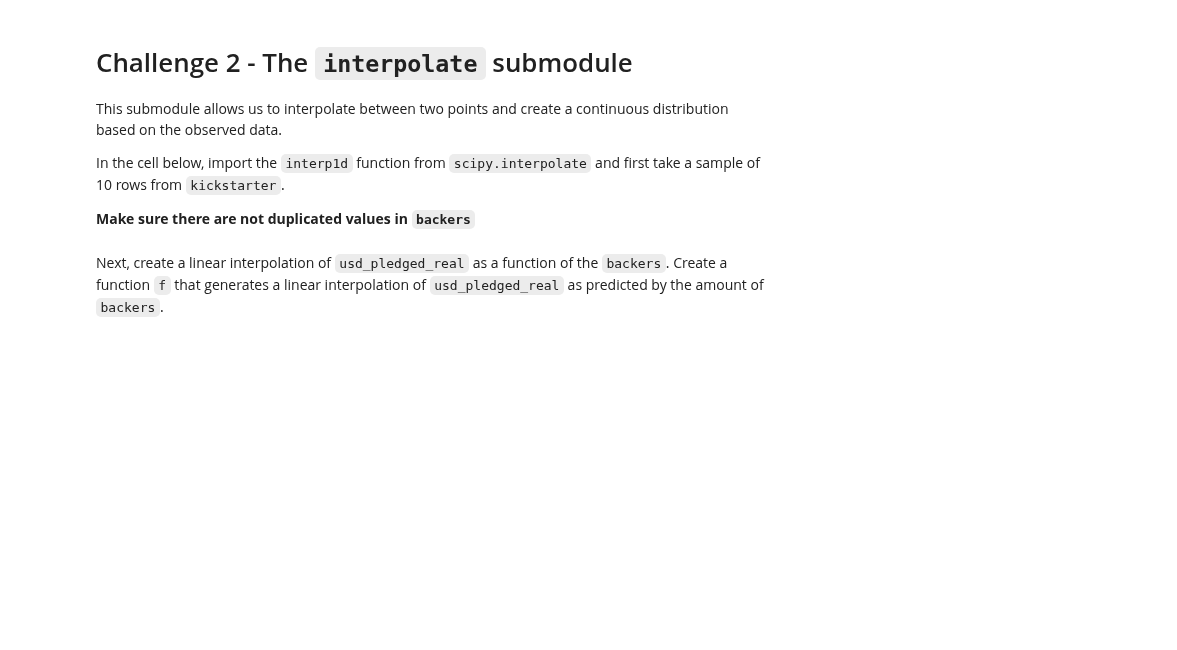
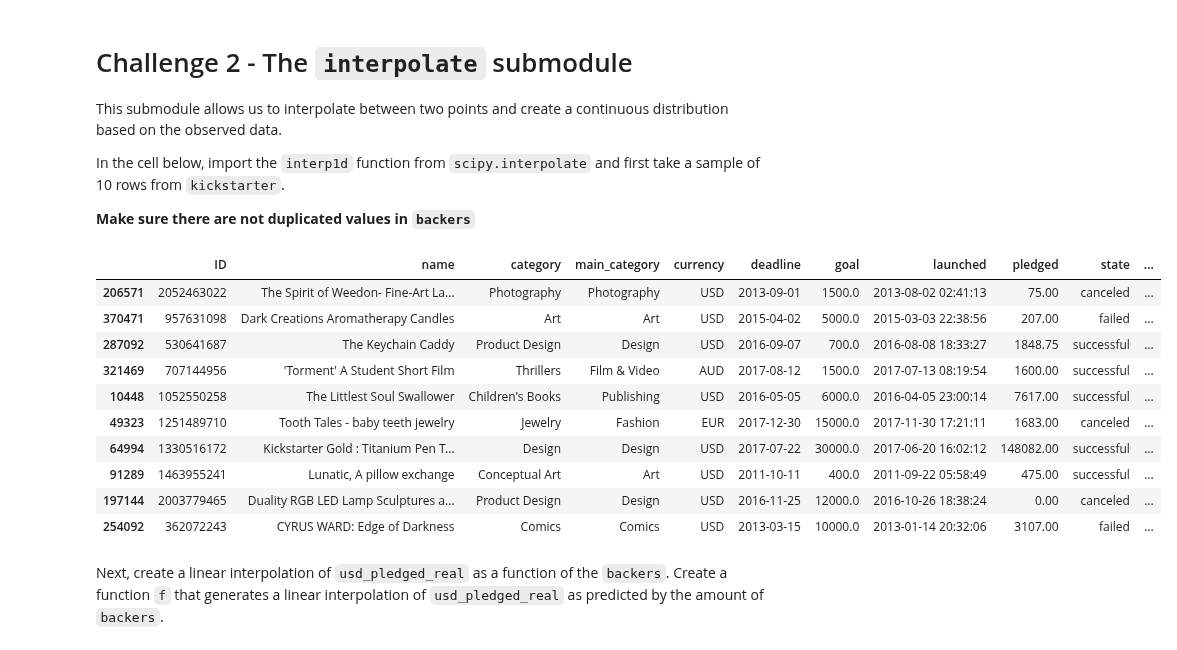
Before and after one commit to ta-data-lis/lab-intro-to-scipy, a Jupyter notebook: your-code/main.ipynb, the cells around one changed output. Drawn from its saved outputs; the diff is of its cells as text; code cells hidden in the pictures; blank space fills up the shorter version.

Commit message:
[intro to scipy]-Francesco Serraino

```diff
--- a/your-code/main.ipynb
+++ b/your-code/main.ipynb
@@ -11,6 +14,7 @@
 This submodule contains statistical functions for conducting hypothesis tests, producing various distributions and other useful tools. Let's examine this submodule using the KickStarter dataset. Load the data using the `ks-projects-201801.csv` file
 # %%
 # Your code here:
+kickstarter = pd.read_csv('../ks-projects-201801.csv')
 # %% [markdown]
 Now print the `head` function to examine the dataset.
 # %%
@@ -39,0 +60,6 @@ Let's perform Fisher's exact test on our KickStarter data. We intend to test the
+# %%
+# Your code here:
+col = np.where(kickstarter['usd_goal_real']<kickstarter['usd_pledged_real'], 1, 0)
+col
+kickstarter['goal_met'] = col
+kickstarter.head()
@@ -44,3 +75,8 @@ Next, create a column that checks whether the currency of the project is in US D
+# %%
+# Your code here:
+col1 = np.where(kickstarter['currency'] == 'USD', 1, 0)
+
+kickstarter['usd'] = col1
 # %% [markdown]
 Now create a contingency table using the `pd.crosstab` function in the cell below to compare the `goal_met` and `usd` columns.
 # %% [markdown]
@@ -60,2 +100,20 @@ In the cell below, import the `interp1d` function from `scipy.interpolate` and f
+# %%
+# Your code here:
+from scipy import interpolate
+while sample['backers'].nunique() != 10:
+    sample = kickstarter.sample(10)
+sample
+# %% [output]
+|  | ID | name | category | main_category | currency | deadline | goal | launched | pledged | state | ... |
+| 206571 | 2052463022 | The Spirit of Weedon- Fine-Art La... | Photography | Photography | USD | 2013-09-01 | 1500.0 | 2013-08-02 02:41:13 | 75.00 | canceled | ... |
+| 370471 | 957631098 | Dark Creations Aromatherapy Candles | Art | Art | USD | 2015-04-02 | 5000.0 | 2015-03-03 22:38:56 | 207.00 | failed | ... |
+| 287092 | 530641687 | The Keychain Caddy | Product Design | Design | USD | 2016-09-07 | 700.0 | 2016-08-08 18:33:27 | 1848.75 | successful | ... |
+| 321469 | 707144956 | 'Torment' A Student Short Film | Thrillers | Film & Video | AUD | 2017-08-12 | 1500.0 | 2017-07-13 08:19:54 | 1600.00 | successful | ... |
+| 10448 | 1052550258 | The Littlest Soul Swallower | Children's Books | Publishing | USD | 2016-05-05 | 6000.0 | 2016-04-05 23:00:14 | 7617.00 | successful | ... |
+| 49323 | 1251489710 | Tooth Tales - baby teeth jewelry | Jewelry | Fashion | EUR | 2017-12-30 | 15000.0 | 2017-11-30 17:21:11 | 1683.00 | canceled | ... |
+| 64994 | 1330516172 | Kickstarter Gold : Titanium Pen T... | Design | Design | USD | 2017-07-22 | 30000.0 | 2017-06-20 16:02:12 | 148082.00 | successful | ... |
+| 91289 | 1463955241 | Lunatic, A pillow exchange | Conceptual Art | Art | USD | 2011-10-11 | 400.0 | 2011-09-22 05:58:49 | 475.00 | successful | ... |
+| 197144 | 2003779465 | Duality RGB LED Lamp Sculptures a... | Product Design | Design | USD | 2016-11-25 | 12000.0 | 2016-10-26 18:38:24 | 0.00 | canceled | ... |
+| 254092 | 362072243 | CYRUS WARD: Edge of Darkness | Comics | Comics | USD | 2013-03-15 | 10000.0 | 2013-01-14 20:32:06 | 3107.00 | failed | ... |
 # %% [markdown]
 Next, create a linear interpolation of `usd_pledged_real` as a function of the `backers`. Create a function `f` that generates a linear interpolation of `usd_pledged_real` as predicted by the amount of `backers`.
```
Also changed, not shown: parts of 19 cells of this notebook.
